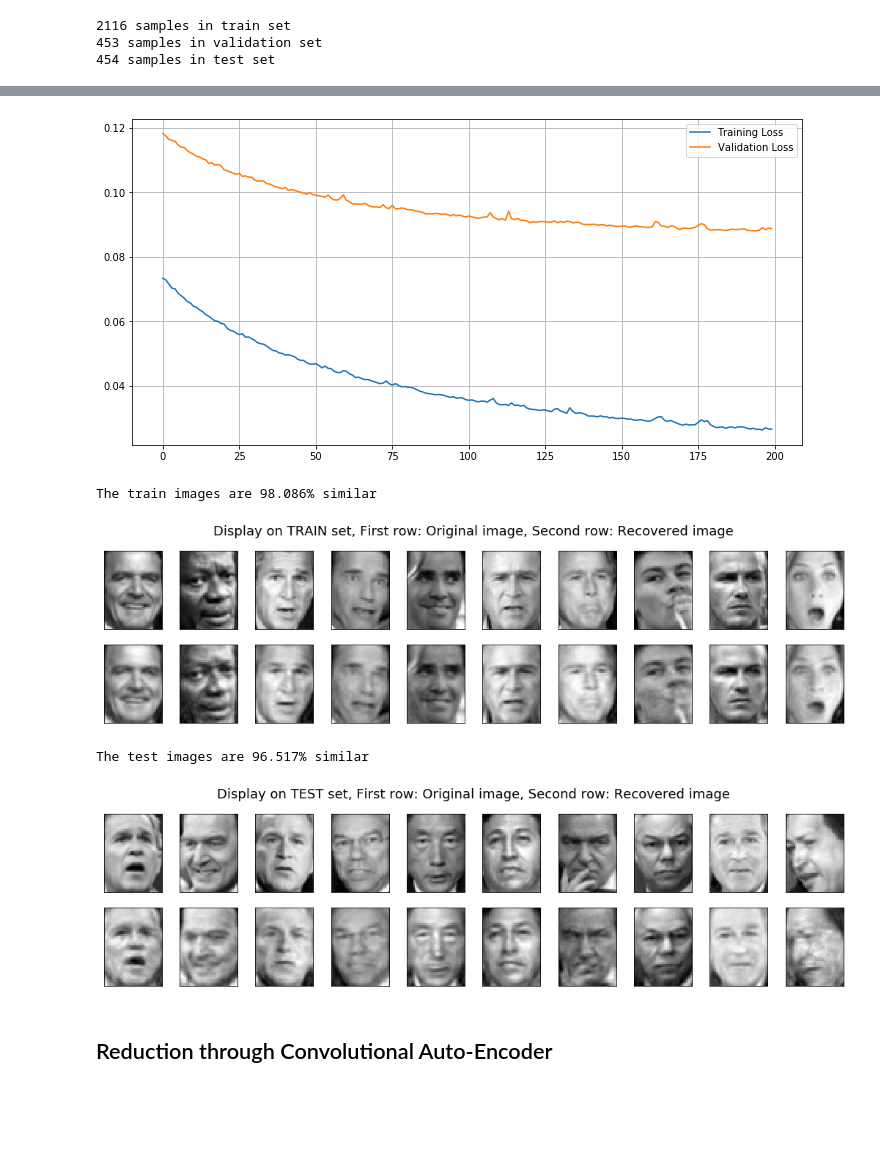
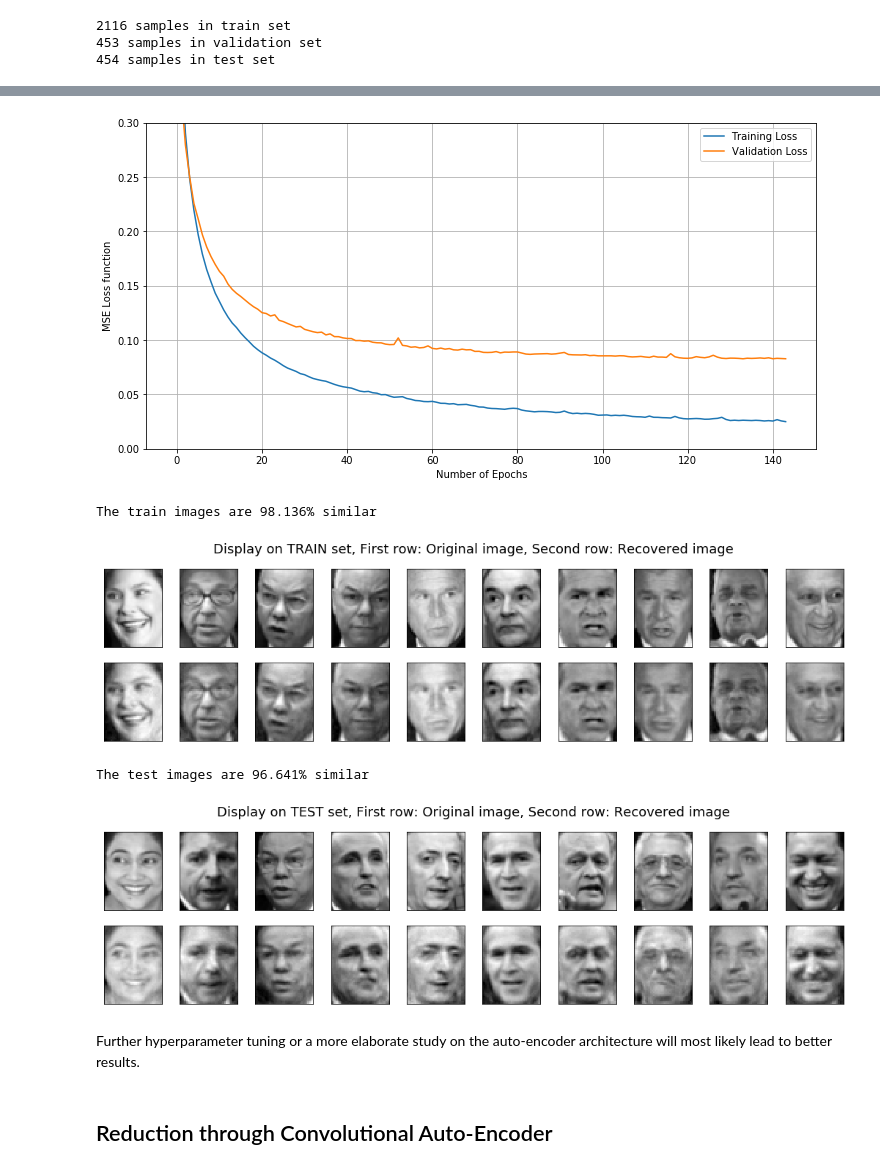
Before and after one commit to deboeser/FeatureReduction, a Jupyter notebook: Feature Reduction Comparison.ipynb, the cells around one changed output, grey strips where cells are left out. Cells and saved outputs as stored; diff of their text form; code cells hidden in the pictures; blank space fills up the shorter version.

```diff
--- a/Feature Reduction Comparison.ipynb
+++ b/Feature Reduction Comparison.ipynb
@@ -226,13 +235,24 @@ print("{} samples in test set".format(X_test.shape[0]))
 # Building the model
 model = Sequential()
 
-model.add(Dense(768, activation='relu', input_shape=(X_stand_train.shape[1],)))
-model.add(Dense(383, activation='relu')) # Using the same feature number as PCA with 99% var retention
-model.add(Dense(768, activation='relu'))
-model.add(Dense(X_stand_train.shape[1], activation='linear'))
+reg_lambda = 0.0
+decay = 3e-6
+alpha = 0.0001
+reg = L1L2()
+
+# Encoder Architecture
+model.add(InputLayer(input_shape=(X_stand_train.shape[1],)))
+model.add(Dense(1024, activation='relu', kernel_regularizer=reg))
+
+# Compressed Representation, using the same feature count as PCA with 99% var retention
+model.add(Dense(383, activation='relu', kernel_regularizer=reg))
+
+# Decoder Architecture
+model.add(Dense(1024, activation='relu', kernel_regularizer=reg))
+model.add(Dense(X_stand_train.shape[1], activation='linear', kernel_regularizer=reg))
 
 # Compiling the model
-model.compile(loss = 'mse', optimizer=adam(lr=0.0001))
+model.compile(loss = 'mse', optimizer=adam(lr=alpha, decay=decay))
 model.summary()
 # %% [output]
 _________________________________________________________________
@@ -251,13 +271,17 @@ Trainable params: 3,433,657
 Non-trainable params: 0
 _________________________________________________________________
 # %%
+# If the sub-folder models does not exist, create it
+if not os.path.exists('models'):
+    os.makedirs('models')
+
 mcp = ModelCheckpoint("models/weights.{val_loss:.3f}.{epoch:02d}-.hdf5", save_best_only=True)
 ecp = EarlyStopping(monitor='val_loss', mode='min', verbose=1, patience=10, restore_best_weights=True)
 
 start = time()
 
 history = model.fit(X_stand_train, X_stand_train,
-                    epochs=200, batch_size=32,
+                    epochs=200, batch_size=16,
                     verbose=2, validation_data=(X_stand_val, X_stand_val),
                     callbacks=[mcp, ecp])
 
@@ -286,24 +310,25 @@ plt.plot(history.epoch, history.history["loss"], label="Training Loss")
 plt.plot(history.epoch, history.history["val_loss"], label="Validation Loss")
 plt.legend()
 plt.grid()
+plt.ylim(0, 0.3)
+plt.ylabel("MSE Loss function")
+plt.xlabel("Number of Epochs")
 plt.show()
 # %% [output]
-[figure, old version]
+[figure, new version]
 # %%
-X_predict_train = model.predict(X_stand_train)
-X_predict_train = X_predict_train * sigma_stand + mu_stand
+X_predict_train = model.predict(X_stand_train) * sigma_stand + mu_stand
 
 fae_sim_train = image_similarity(X_predict_train, X_train)
 print("The train images are {:.3f}% similar".format(fae_sim_train*100))
 
 plot_faces_compare(X_train, X_predict_train, h, w, 0.8, 10,
                    suptitle="Display on TRAIN set, First row: Original image, Second row: Recovered image")
 # %% [output]
-The train images are 98.086% similar
+The train images are 98.136% similar
-[figure, old version]
+[figure, new version]
 # %%
-X_predict_val = model.predict(X_stand_val)
-X_predict_val = X_predict_val * sigma_stand + mu_stand
+X_predict_val = model.predict(X_stand_val) * sigma_stand + mu_stand
 
 fae_sim_val = image_similarity(X_predict_val, X_val)
 print("The test images are {:.3f}% similar".format(fae_sim_val*100))
@@ -311,8 +336,10 @@ print("The test images are {:.3f}% similar".format(fae_sim_val*100))
 plot_faces_compare(X_val, X_predict_val, h, w, 0.8, 10,
                    suptitle="Display on TEST set, First row: Original image, Second row: Recovered image")
 # %% [output]
-The test images are 96.517% similar
+The test images are 96.641% similar
-[figure, old version]
+[figure, new version]
+# %% [markdown]
+Further hyperparameter tuning or a more elaborate study on the auto-encoder architecture will most likely lead to better results.
 # %% [markdown]
 ## Reduction through Convolutional Auto-Encoder
 # %%
```
Also changed, not shown: parts of 22 cells of this notebook.
